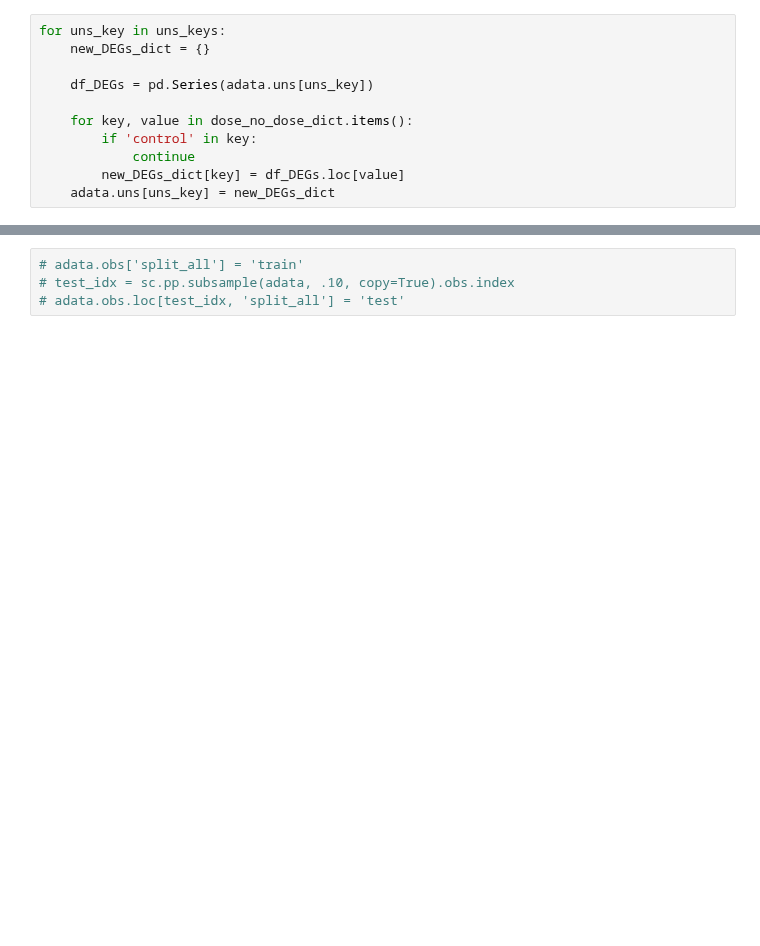
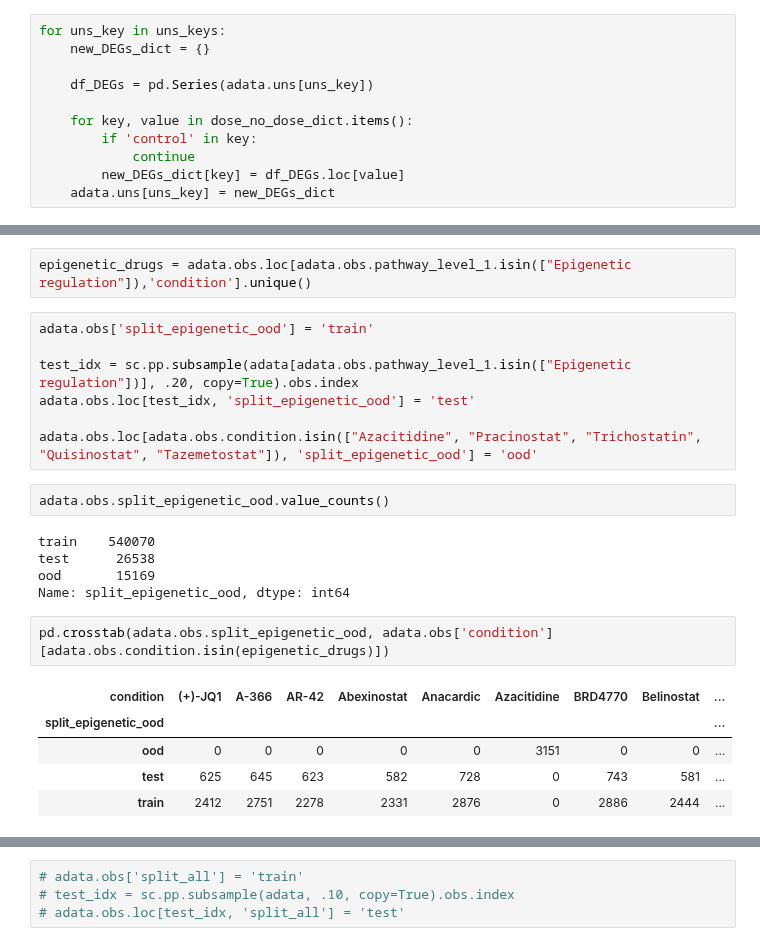
Before and after one commit to theislab/chemCPA, a Jupyter notebook: preprocessing/lincs_sciplex_gene_matching.ipynb, the cells around one changed output, grey strips where cells are left out. Saved outputs shown, nothing was run; the diff lists cells and outputs as text; blank space fills up the shorter version.

```diff
--- a/preprocessing/lincs_sciplex_gene_matching.ipynb
+++ b/preprocessing/lincs_sciplex_gene_matching.ipynb
@@ -325,0 +515,24 @@ This is not the right configuration fot the experiments we want but for the mome
+# %%
+epigenetic_drugs = adata.obs.loc[adata.obs.pathway_level_1.isin(["Epigenetic regulation"]),'condition'].unique()
+# %%
+adata.obs['split_epigenetic_ood'] = 'train'
+
+test_idx = sc.pp.subsample(adata[adata.obs.pathway_level_1.isin(["Epigenetic regulation"])], .20, copy=True).obs.index
+adata.obs.loc[test_idx, 'split_epigenetic_ood'] = 'test'
+
+adata.obs.loc[adata.obs.condition.isin(["Azacitidine", "Pracinostat", "Trichostatin", "Quisinostat", "Tazemetostat"]), 'split_epigenetic_ood'] = 'ood'
+# %%
+adata.obs.split_epigenetic_ood.value_counts()
+# %% [output]
+train    540070
+test      26538
+ood       15169
+Name: split_epigenetic_ood, dtype: int64
+# %%
+pd.crosstab(adata.obs.split_epigenetic_ood, adata.obs['condition'][adata.obs.condition.isin(epigenetic_drugs)])
+# %% [output]
+| condition | (+)-JQ1 | A-366 | AR-42 | Abexinostat | Anacardic | Azacitidine | BRD4770 | Belinostat | ... |
+| split_epigenetic_ood |  |  |  |  |  |  |  |  | ... |
+| ood | 0 | 0 | 0 | 0 | 0 | 3151 | 0 | 0 | ... |
+| test | 625 | 645 | 623 | 582 | 728 | 0 | 743 | 581 | ... |
+| train | 2412 | 2751 | 2278 | 2331 | 2876 | 0 | 2886 | 2444 | ... |
```
Also changed, not shown: parts of 51 cells of this notebook, 5 other files.
